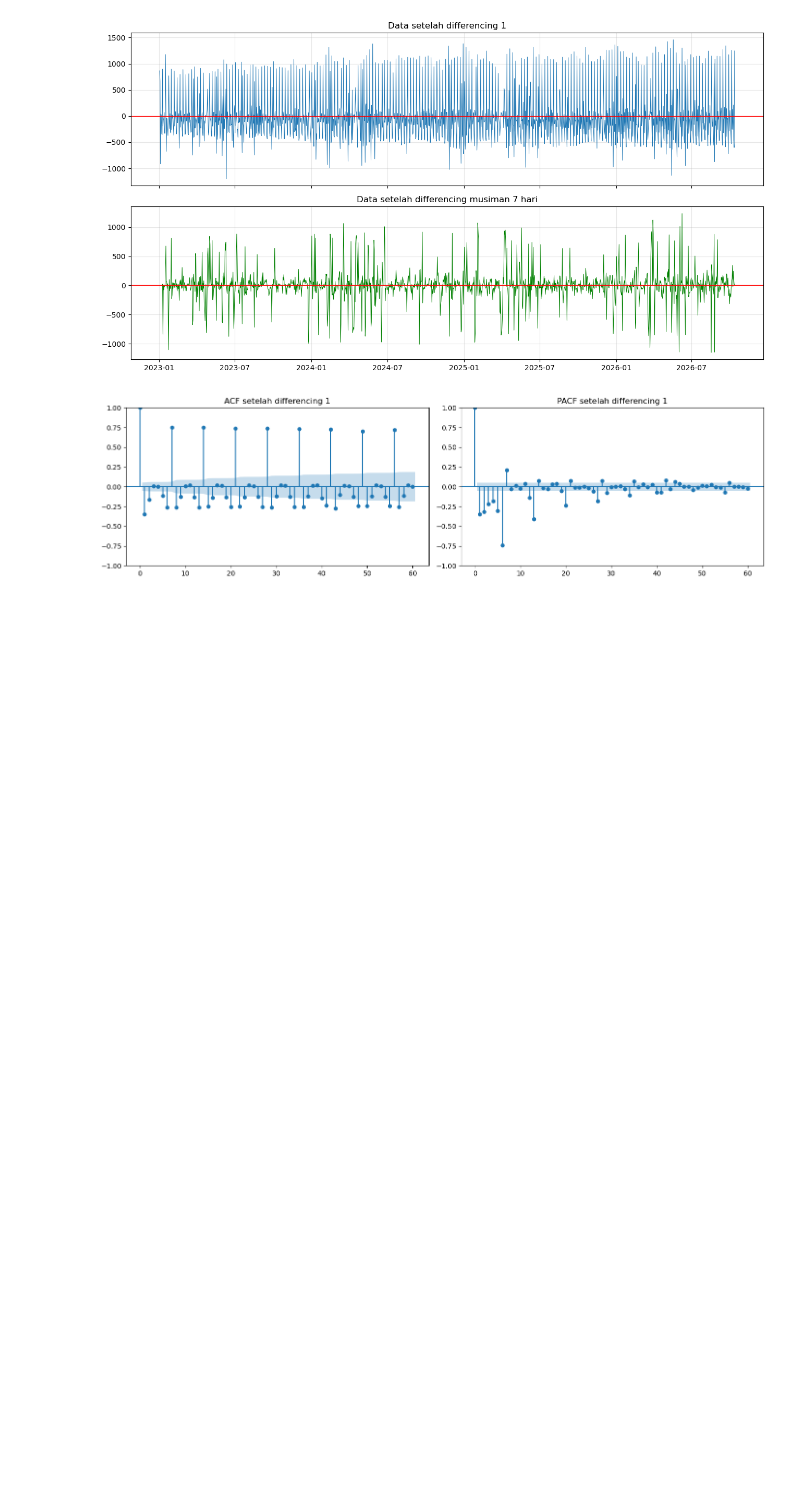
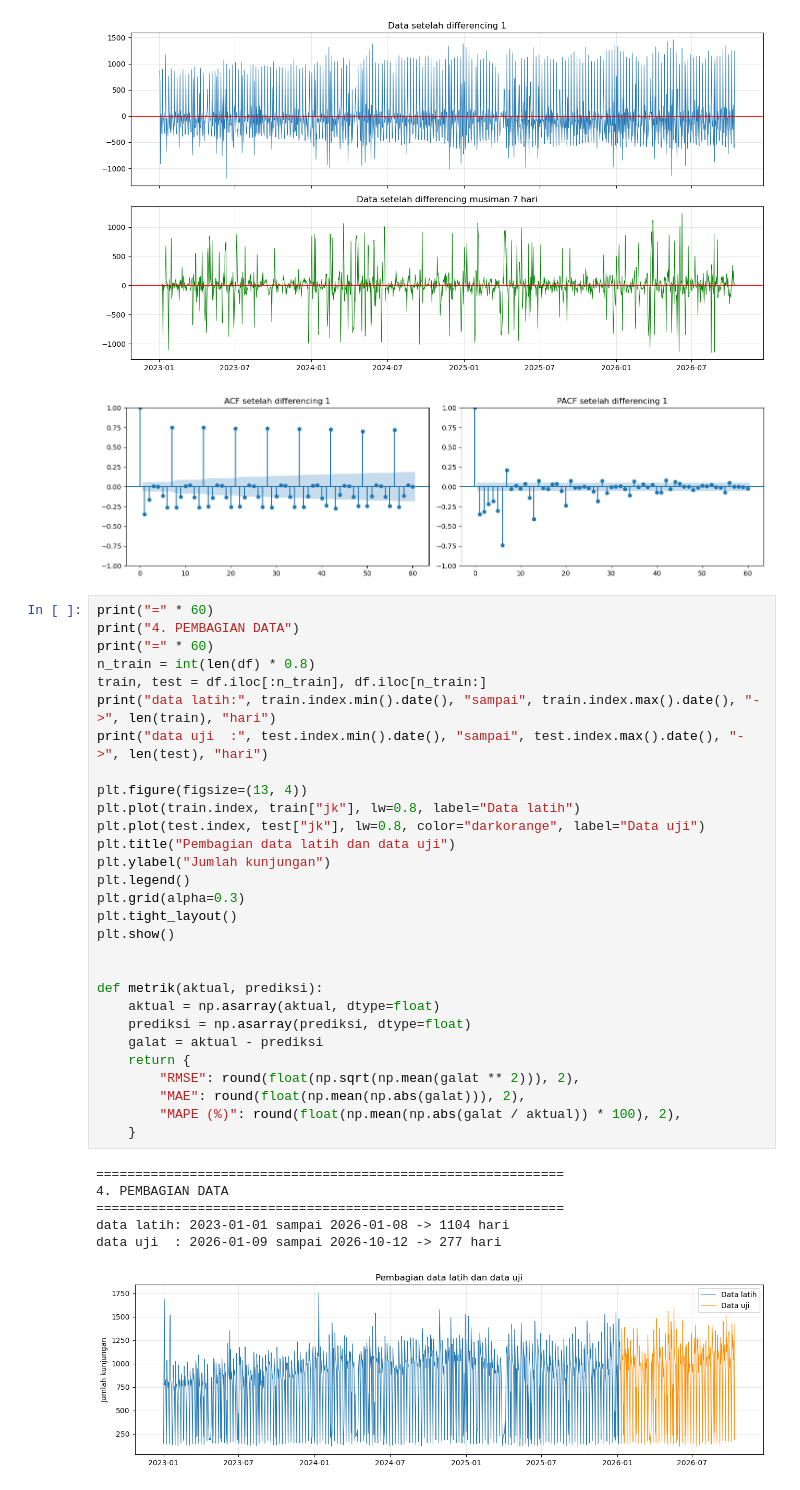
Before and after one commit to 24083010008-eng/Analisis-Deret-Waktu-Laras, a Jupyter notebook: Progress 1.ipynb, the cells around one changed output. Saved outputs shown, nothing was run; the diff lists cells and outputs as text; blank space fills up the shorter version.

```diff
--- a/Progress 1.ipynb
+++ b/Progress 1.ipynb
@@ -161,3 +161,39 @@ Differencing musiman 7 hari (D = 1, s = 7)
   Simpulan: STASIONER
 [figure]
 [figure]
+# %%
+print("=" * 60)
+print("4. PEMBAGIAN DATA")
+print("=" * 60)
+n_train = int(len(df) * 0.8)
+train, test = df.iloc[:n_train], df.iloc[n_train:]
+print("data latih:", train.index.min().date(), "sampai", train.index.max().date(), "->", len(train), "hari")
+print("data uji  :", test.index.min().date(), "sampai", test.index.max().date(), "->", len(test), "hari")
+
+plt.figure(figsize=(13, 4))
+plt.plot(train.index, train["jk"], lw=0.8, label="Data latih")
+plt.plot(test.index, test["jk"], lw=0.8, color="darkorange", label="Data uji")
+plt.title("Pembagian data latih dan data uji")
+plt.ylabel("Jumlah kunjungan")
+plt.legend()
+plt.grid(alpha=0.3)
+plt.tight_layout()
+plt.show()
+
+
+def metrik(aktual, prediksi):
+    aktual = np.asarray(aktual, dtype=float)
+    prediksi = np.asarray(prediksi, dtype=float)
+    galat = aktual - prediksi
+    return {
+        "RMSE": round(float(np.sqrt(np.mean(galat ** 2))), 2),
+        "MAE": round(float(np.mean(np.abs(galat))), 2),
+        "MAPE (%)": round(float(np.mean(np.abs(galat / aktual)) * 100), 2),
+    }
+# %% [output]
+============================================================
+4. PEMBAGIAN DATA
+============================================================
+data latih: 2023-01-01 sampai 2026-01-08 -> 1104 hari
+data uji  : 2026-01-09 sampai 2026-10-12 -> 277 hari
+[figure, added]
```
Also changed, not shown: 1 other file.
